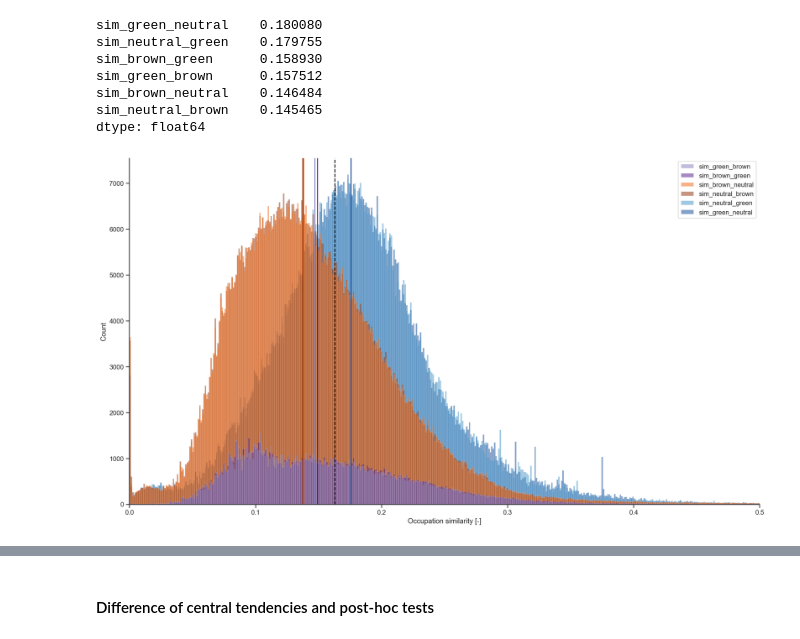
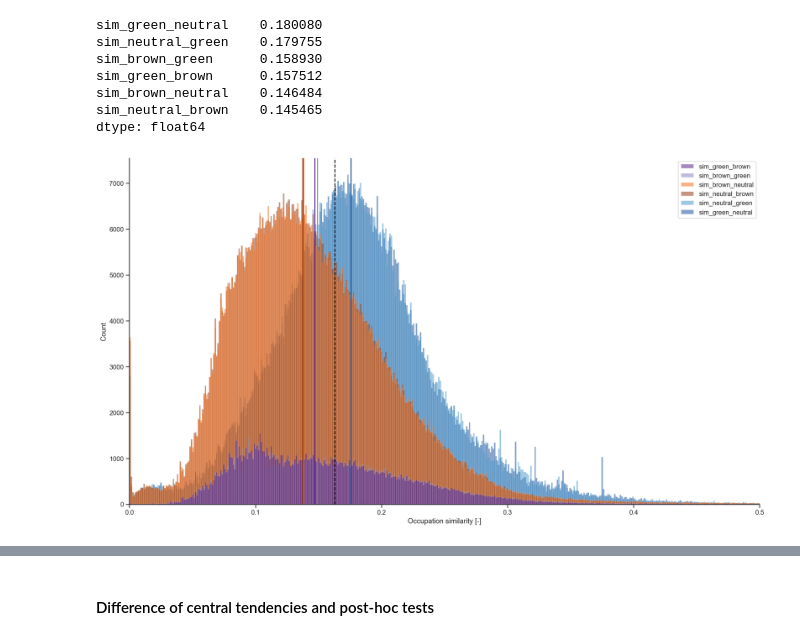
Before and after one commit to derpyninja/rejet, a Jupyter notebook: notebooks/16-fz-reskilling-intensity-analysis.ipynb, the cells around one changed output, grey strips where cells are left out. Cells and saved outputs as stored; diff of their text form; code cells hidden in the pictures.

```diff
--- a/notebooks/16-fz-reskilling-intensity-analysis.ipynb
+++ b/notebooks/16-fz-reskilling-intensity-analysis.ipynb
@@ -368,31 +365,31 @@ sim_brown_neutral    0.146484
 sim_neutral_brown    0.145465
 dtype: float64
 # %%
-vline_colors = ["#807dba", "#4a1486", "#f16913", "#8c2d04", "#4292c6", "#084594"]
+vline_colors = ["#4a1486", "#807dba", "#f16913", "#8c2d04", "#4292c6", "#084594"]
 alpha = 0.5
 
 ax = sns.histplot(
     data=df,
     stat="count",
     palette=vline_colors,
     alpha=alpha,
 )
 
 for val, color in zip(df.median().values, vline_colors):
     ax.axvline(val, color=color)
 
 # indicate overall median
 ax.axvline(df2.sim_all.median(), color="black", linestyle="--", label="sim_all")
 ax.set_xlim(0, 0.5)
 ax.set_xlabel("Occupation similarity [-]")
 
 sns.despine()
 plt.tight_layout()
 
 plt.savefig(
-    os.path.join(figure_dir, "RQ3", "avg_sims_histogram_v2.png"),
+    os.path.join(figure_dir, "RQ3", "avg_sims_histogram_v2_appendix.png"),
     bbox_inches="tight",
-    dpi=150
+    dpi=300
 )
 # %% [output]
-[figure, old version]
+[figure, new version]
```
Also changed, not shown: parts of 15 cells of this notebook, 13 other files.
